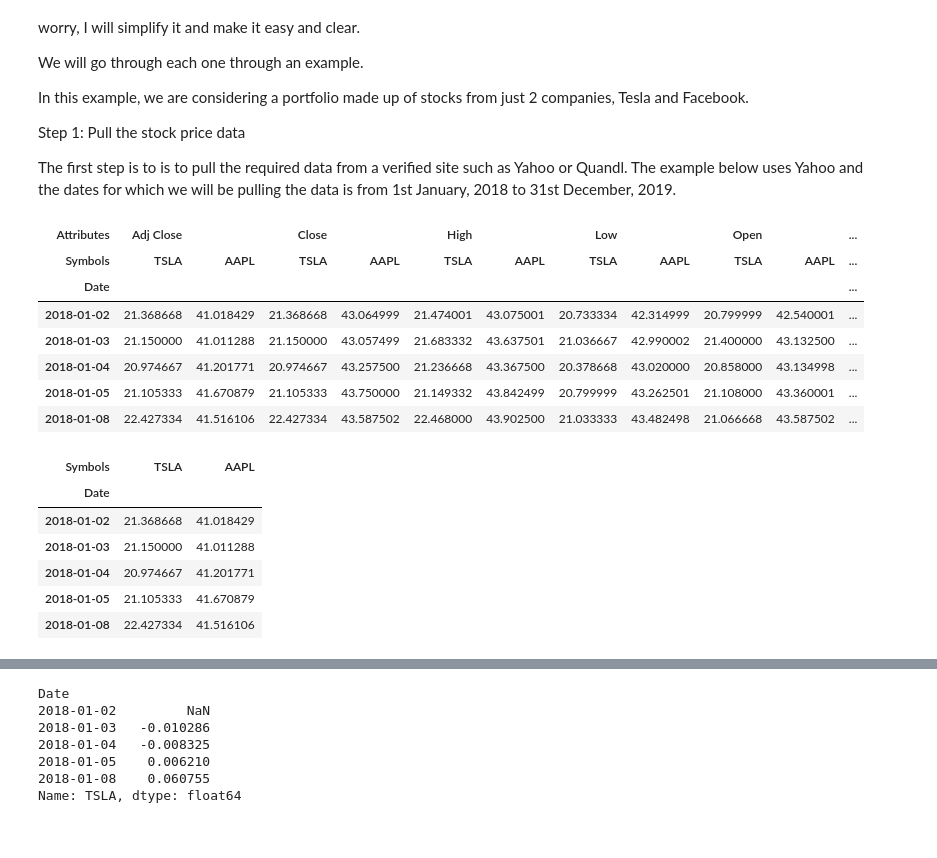
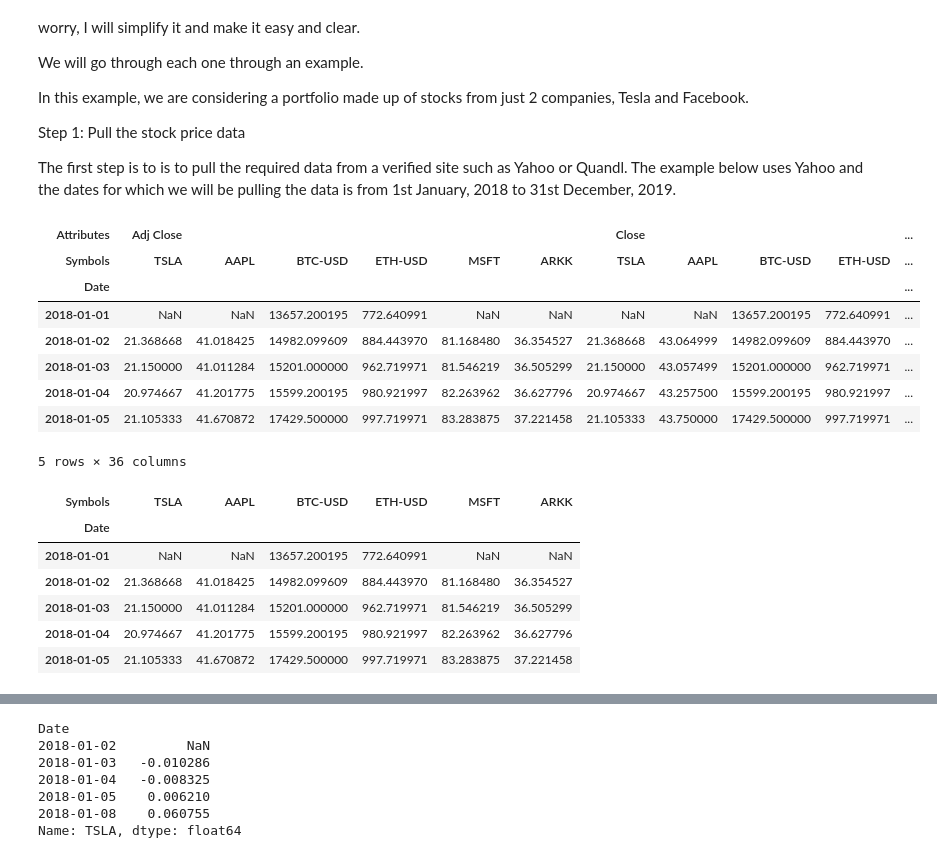
Before and after one commit to majikthise911/portfolioOptimization, a Jupyter notebook: myPortfolio.ipynb, the cells around one changed output, grey strips where cells are left out. Saved outputs shown, nothing was run; the diff lists cells and outputs as text; code cells hidden in the pictures.

```diff
--- a/myPortfolio.ipynb
+++ b/myPortfolio.ipynb
@@ -22,26 +22,27 @@ import matplotlib.pyplot as plt
 %matplotlib inline
 # %%
 # Read Data
-test = data.DataReader(['TSLA', 'AAPL'], 'yahoo', start='2018/01/01', end='2019/12/31')
+test = data.DataReader(['TSLA', 'AAPL', 'BTC-USD', 'ETH-USD', 'MSFT', 'ARKK'], 'yahoo', start='2018/01/01', end='2019/12/31')
 test.head()
 # %% [output]
-| Attributes | Adj Close |  | Close |  | High |  | Low |  | Open |  | ... |
-| Symbols | TSLA | AAPL | TSLA | AAPL | TSLA | AAPL | TSLA | AAPL | TSLA | AAPL | ... |
+| Attributes | Adj Close |  |  |  |  |  | Close |  |  |  | ... |
+| Symbols | TSLA | AAPL | BTC-USD | ETH-USD | MSFT | ARKK | TSLA | AAPL | BTC-USD | ETH-USD | ... |
 | Date |  |  |  |  |  |  |  |  |  |  | ... |
-| 2018-01-02 | 21.368668 | 41.018429 | 21.368668 | 43.064999 | 21.474001 | 43.075001 | 20.733334 | 42.314999 | 20.799999 | 42.540001 | ... |
-| 2018-01-03 | 21.150000 | 41.011288 | 21.150000 | 43.057499 | 21.683332 | 43.637501 | 21.036667 | 42.990002 | 21.400000 | 43.132500 | ... |
-| 2018-01-04 | 20.974667 | 41.201771 | 20.974667 | 43.257500 | 21.236668 | 43.367500 | 20.378668 | 43.020000 | 20.858000 | 43.134998 | ... |
-| 2018-01-05 | 21.105333 | 41.670879 | 21.105333 | 43.750000 | 21.149332 | 43.842499 | 20.799999 | 43.262501 | 21.108000 | 43.360001 | ... |
-| 2018-01-08 | 22.427334 | 41.516106 | 22.427334 | 43.587502 | 22.468000 | 43.902500 | 21.033333 | 43.482498 | 21.066668 | 43.587502 | ... |
+| 2018-01-01 | NaN | NaN | 13657.200195 | 772.640991 | NaN | NaN | NaN | NaN | 13657.200195 | 772.640991 | ... |
+| 2018-01-02 | 21.368668 | 41.018425 | 14982.099609 | 884.443970 | 81.168480 | 36.354527 | 21.368668 | 43.064999 | 14982.099609 | 884.443970 | ... |
+| 2018-01-03 | 21.150000 | 41.011284 | 15201.000000 | 962.719971 | 81.546219 | 36.505299 | 21.150000 | 43.057499 | 15201.000000 | 962.719971 | ... |
+| 2018-01-04 | 20.974667 | 41.201775 | 15599.200195 | 980.921997 | 82.263962 | 36.627796 | 20.974667 | 43.257500 | 15599.200195 | 980.921997 | ... |
+| 2018-01-05 | 21.105333 | 41.670872 | 17429.500000 | 997.719971 | 83.283875 | 37.221458 | 21.105333 | 43.750000 | 17429.500000 | 997.719971 | ... |
+5 rows × 36 columns
 # %%
 # Closing price
 test = test['Adj Close']
 test.head()
 # %% [output]
-| Symbols | TSLA | AAPL |
-| Date |  |  |
-| 2018-01-02 | 21.368668 | 41.018429 |
-| 2018-01-03 | 21.150000 | 41.011288 |
-| 2018-01-04 | 20.974667 | 41.201771 |
-| 2018-01-05 | 21.105333 | 41.670879 |
-| 2018-01-08 | 22.427334 | 41.516106 |
+| Symbols | TSLA | AAPL | BTC-USD | ETH-USD | MSFT | ARKK |
+| Date |  |  |  |  |  |  |
+| 2018-01-01 | NaN | NaN | 13657.200195 | 772.640991 | NaN | NaN |
+| 2018-01-02 | 21.368668 | 41.018425 | 14982.099609 | 884.443970 | 81.168480 | 36.354527 |
+| 2018-01-03 | 21.150000 | 41.011284 | 15201.000000 | 962.719971 | 81.546219 | 36.505299 |
+| 2018-01-04 | 20.974667 | 41.201775 | 15599.200195 | 980.921997 | 82.263962 | 36.627796 |
+| 2018-01-05 | 21.105333 | 41.670872 | 17429.500000 | 997.719971 | 83.283875 | 37.221458 |
```
Also changed, not shown: parts of 25 cells of this notebook, 3 other files.
